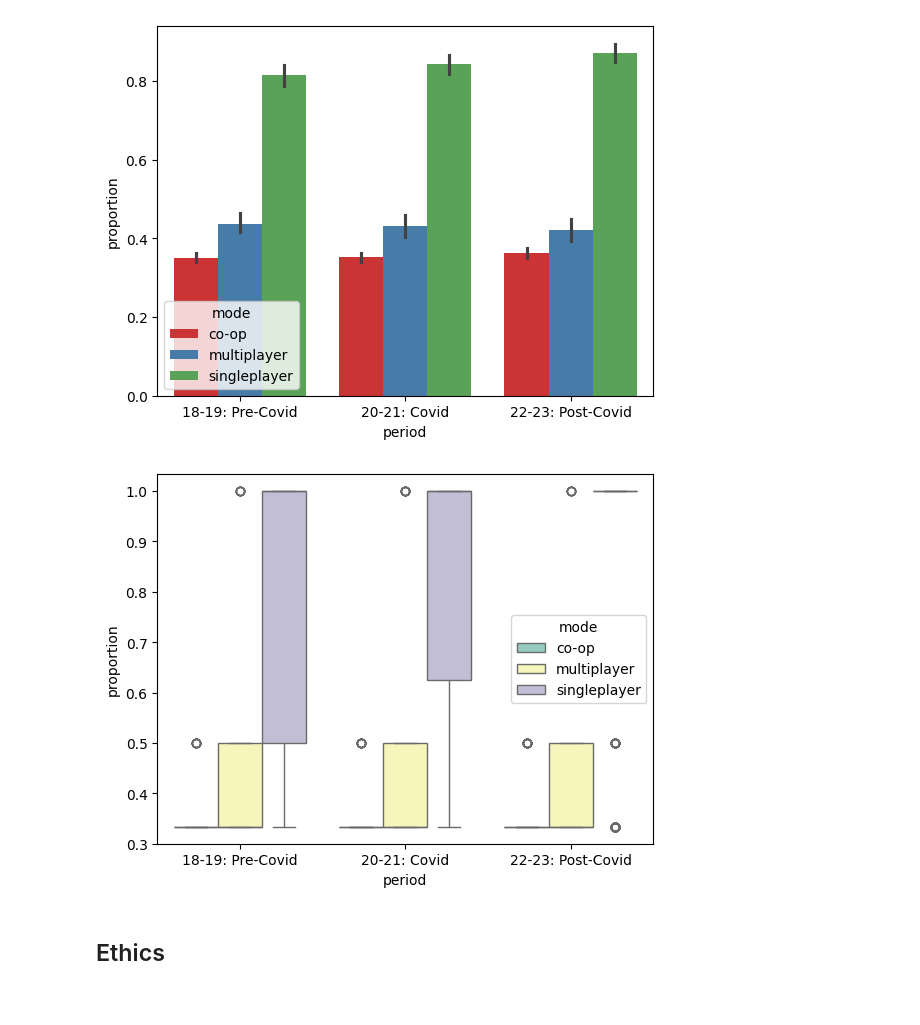
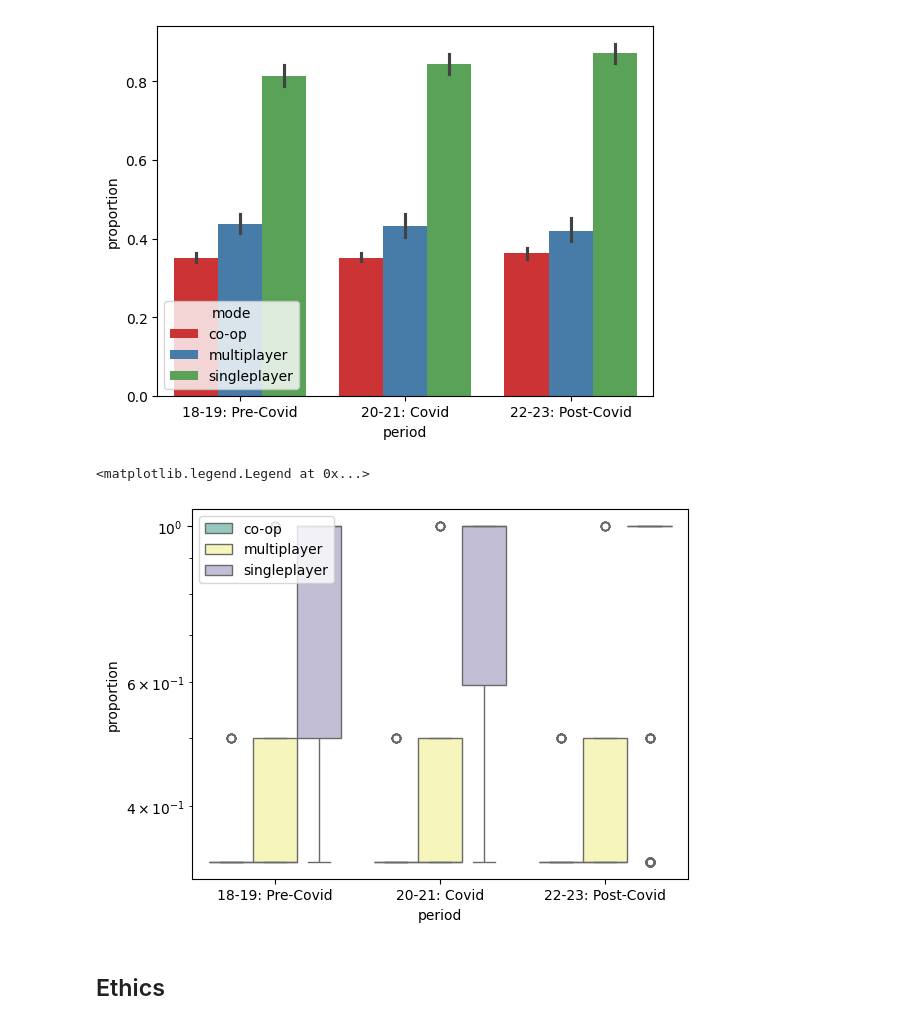
Before and after one commit to COGS108/Group038_WI26, a Jupyter notebook: 02-EDACheckpoint.ipynb, the cells around one changed output. Saved outputs shown, nothing was run; the diff lists cells and outputs as text; code cells hidden in the pictures.

Commit message:
bug founded: mode need to fix

```diff
--- a/02-EDACheckpoint.ipynb
+++ b/02-EDACheckpoint.ipynb
@@ -143,7 +106,7 @@ df_peak = pd.read_csv("data/02-processed/steamcharts_2018_2023_ok.csv")
 def parse_tags(tag_str):
     if pd.isna(tag_str):
         return []
-    return [t.strip().strip("'\'") for t in tag_str.strip("[]").split(",")]
+    return [t.strip().strip("'\'").lower() for t in tag_str.strip("[]").split(",")]
 # %%
 def load_tags(years=range(2018, 2024)):
     frame = pd.concat(
@@ -152,9 +115,21 @@ def load_tags(years=range(2018, 2024)):
     frame['tags'] = frame['tags'].apply(parse_tags)
     return frame
 # %%
-def explode_mode(df_tags, mode_tags=('singleplayer', 'multiplayer', 'co-op')):
-    exploded = df_tags.explode('tags').rename(columns={'tags': 'mode'})
-    return exploded[exploded['mode'].isin(mode_tags)]
+def explode_mode(df_tags):
+    mode_map = {
+        'singleplayer': 'singleplayer',
+        'single-player': 'singleplayer',
+        'multiplayer': 'multiplayer',
+        'multi-player': 'multiplayer',
+        'co-op': 'co-op',
+        'coop': 'co-op',
+        'cooperative': 'co-op'
+    }
+
+    exploded = df_tags.explode('tags').rename(columns={'tags': 'mode_raw'})
+    exploded['mode_raw'] = exploded['mode_raw'].str.lower().str.strip()
+    exploded['mode'] = exploded['mode_raw'].map(mode_map)
+    return exploded.dropna(subset=['mode'])
 # %%
 def assgin_period(year):
     if year <= 2019:
@@ -207,9 +189,11 @@ g2 = sns.barplot(data=period_prop, x='period', y='proportion', hue='mode', order
 # %% [output]
 [figure]
 # %%
-g3 = sns.boxplot(data=period_prop, x='period', y='proportion', hue='mode', order=order, palette='Set3')
+g3 = sns.boxplot(data=period_prop, x='period', y='proportion', hue='mode', order=order, palette='Set3', log_scale=True)
+g3.legend(loc='upper left')
 # %% [output]
+<matplotlib.legend.Legend at 0x...>
-[figure, old version]
+[figure, new version]
 # %% [markdown]
 ## Ethics
 # %% [markdown]
```
Also changed, not shown: parts of 5 cells of this notebook.
